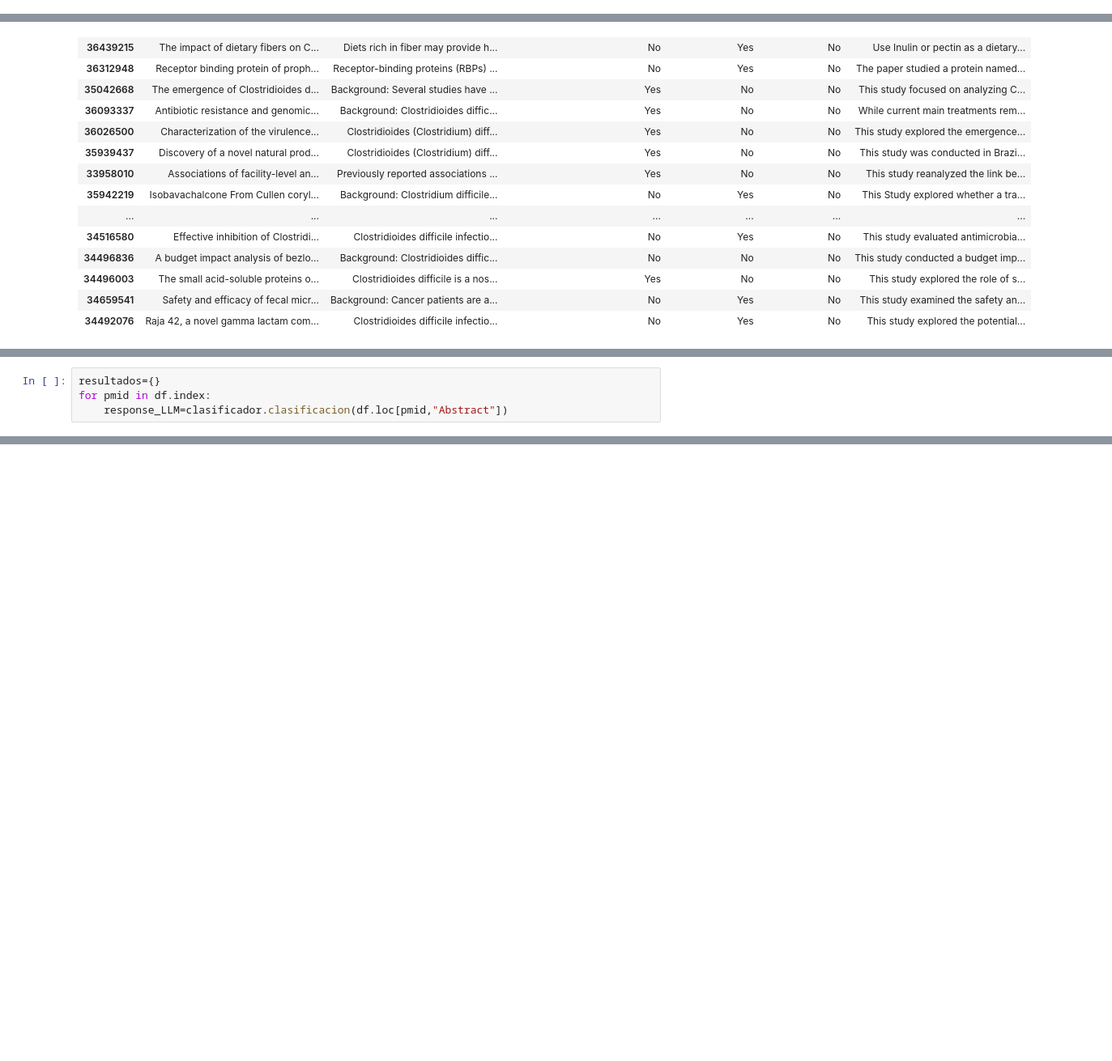
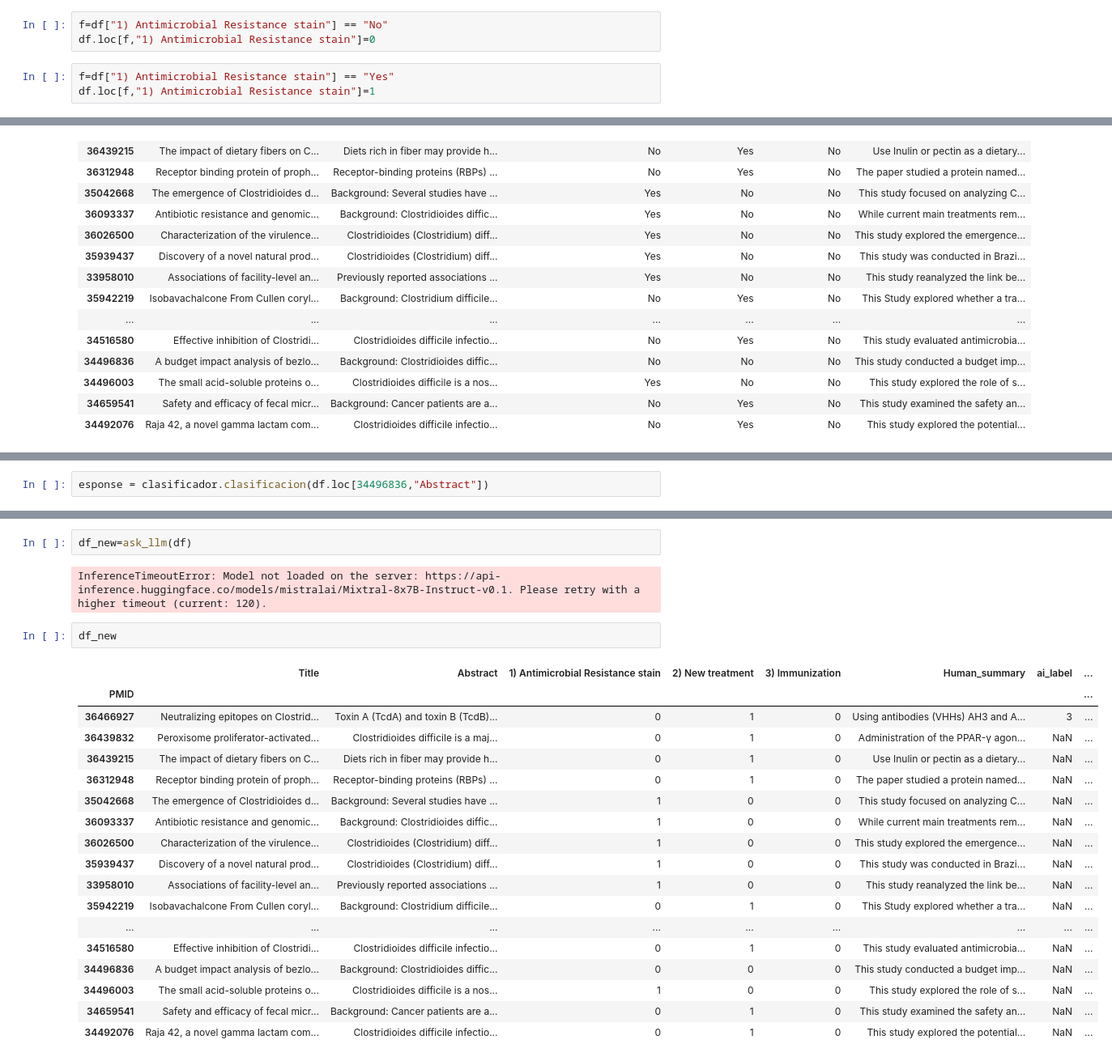
Before and after one commit to LLMzCor/LLMzCor.github.io, a Jupyter notebook: PAC.ipynb, the cells around one changed output, grey strips where cells are left out. Shown at 81% size. Cells and saved outputs as stored; diff of their text form; blank space fills up the shorter version.

```diff
--- a/PAC.ipynb
+++ b/PAC.ipynb
@@ -23,3 +32,9 @@ df.set_index("PMID",inplace=True)
+# %%
+f=df["1) Antimicrobial Resistance stain"] == "No"
+df.loc[f,"1) Antimicrobial Resistance stain"]=0
+# %%
+f=df["1) Antimicrobial Resistance stain"] == "Yes"
+df.loc[f,"1) Antimicrobial Resistance stain"]=1
 # %%
 df
 # %% [output]
@@ -50,5 +59,3 @@ clasificador.clasificacion(df['Title'][0])
 # %%
-resultados={}
-for pmid in df.index:
-    response_LLM=clasificador.clasificacion(df.loc[pmid,"Abstract"])
+esponse = clasificador.clasificacion(df.loc[34496836,"Abstract"])
 # %% [output]
@@ -71,0 +144,25 @@ for pmid in df.index:
+# %%
+df_new=ask_llm(df)
+# %% [output]
+InferenceTimeoutError: Model not loaded on the server: https://api-inference.huggingface.co/models/mistralai/Mixtral-8x7B-Instruct-v0.1. Please retry with a higher timeout (current: 120).
+# %%
+df_new
+# %% [output]
+|  | Title | Abstract | 1) Antimicrobial Resistance stain | 2) New treatment | 3) Immunization | Human_summary | ai_label | ... |
+| PMID |  |  |  |  |  |  |  | ... |
+| 36466927 | Neutralizing epitopes on Clostrid... | Toxin A (TcdA) and toxin B (TcdB)... | 0 | 1 | 0 | Using antibodies (VHHs) AH3 and A... | 3 | ... |
+| 36439832 | Peroxisome proliferator-activated... | Clostridioides difficile is a maj... | 0 | 1 | 0 | Administration of the PPAR-γ agon... | NaN | ... |
+| 36439215 | The impact of dietary fibers on C... | Diets rich in fiber may provide h... | 0 | 1 | 0 | Use Inulin or pectin as a dietary... | NaN | ... |
+| 36312948 | Receptor binding protein of proph... | Receptor-binding proteins (RBPs) ... | 0 | 1 | 0 | The paper studied a protein named... | NaN | ... |
+| 35042668 | The emergence of Clostridioides d... | Background: Several studies have ... | 1 | 0 | 0 | This study focused on analyzing C... | NaN | ... |
+| 36093337 | Antibiotic resistance and genomic... | Background: Clostridioides diffic... | 1 | 0 | 0 | While current main treatments rem... | NaN | ... |
+| 36026500 | Characterization of the virulence... | Clostridioides (Clostridium) diff... | 1 | 0 | 0 | This study explored the emergence... | NaN | ... |
+| 35939437 | Discovery of a novel natural prod... | Clostridioides (Clostridium) diff... | 1 | 0 | 0 | This study was conducted in Brazi... | NaN | ... |
+| 33958010 | Associations of facility-level an... | Previously reported associations ... | 1 | 0 | 0 | This study reanalyzed the link be... | NaN | ... |
+| 35942219 | Isobavachalcone From Cullen coryl... | Background: Clostridium difficile... | 0 | 1 | 0 | This Study explored whether a tra... | NaN | ... |
+| ... | ... | ... | ... | ... | ... | ... | ... | ... |
+| 34516580 | Effective inhibition of Clostridi... | Clostridioides difficile infectio... | 0 | 1 | 0 | This study evaluated antimicrobia... | NaN | ... |
+| 34496836 | A budget impact analysis of bezlo... | Background: Clostridioides diffic... | 0 | 0 | 0 | This study conducted a budget imp... | NaN | ... |
+| 34496003 | The small acid-soluble proteins o... | Clostridioides difficile is a nos... | 1 | 0 | 0 | This study explored the role of s... | NaN | ... |
+| 34659541 | Safety and efficacy of fecal micr... | Background: Cancer patients are a... | 0 | 1 | 0 | This study examined the safety an... | NaN | ... |
+| 34492076 | Raja 42, a novel gamma lactam com... | Clostridioides difficile infectio... | 0 | 1 | 0 | This study explored the potential... | NaN | ... |
```
Also changed, not shown: parts of 11 cells of this notebook, 1 other file.
